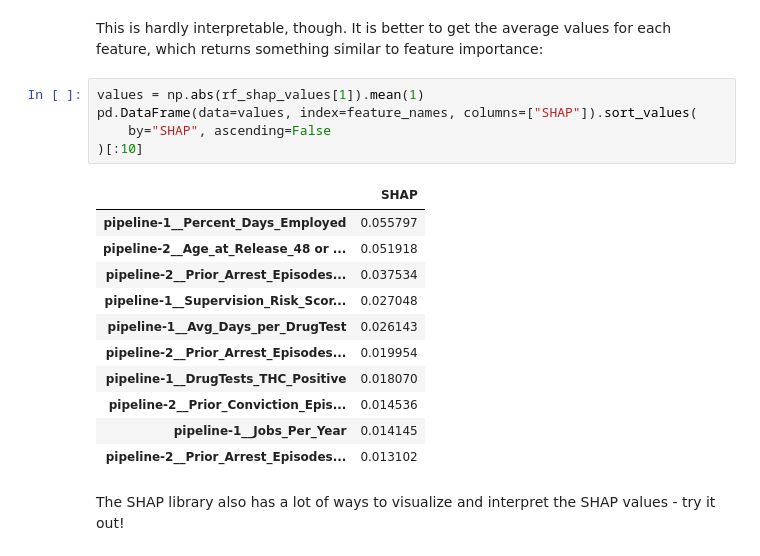
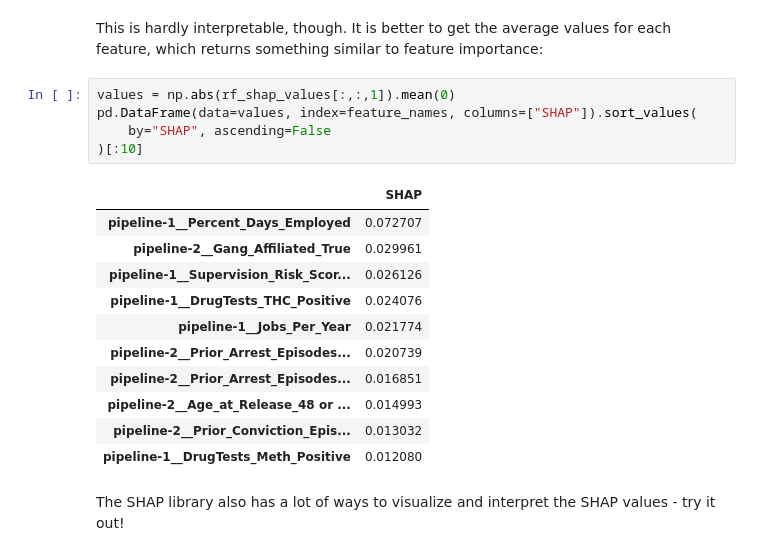
Before and after one commit to wsl0917/DSCI430_module2_assignment, a Jupyter notebook: Module 3 assignment-1.ipynb, the cells around one changed output. Cells and saved outputs as stored; diff of their text form.

```diff
--- a/Module 3 assignment-1.ipynb
+++ b/Module 3 assignment-1.ipynb
@@ -681,22 +681,22 @@ array([[ 5.29609164e-03, -5.29609164e-03],
 # %% [markdown]
 This is hardly interpretable, though. It is better to get the average values for each feature, which returns something similar to feature importance:
 # %%
-values = np.abs(rf_shap_values[1]).mean(1)
+values = np.abs(rf_shap_values[:,:,1]).mean(0)
 pd.DataFrame(data=values, index=feature_names, columns=["SHAP"]).sort_values(
     by="SHAP", ascending=False
 )[:10]
 # %% [output]
 |  | SHAP |
-| pipeline-1__Percent_Days_Employed | 0.055797 |
-| pipeline-2__Age_at_Release_48 or ... | 0.051918 |
-| pipeline-2__Prior_Arrest_Episodes... | 0.037534 |
-| pipeline-1__Supervision_Risk_Scor... | 0.027048 |
-| pipeline-1__Avg_Days_per_DrugTest | 0.026143 |
-| pipeline-2__Prior_Arrest_Episodes... | 0.019954 |
-| pipeline-1__DrugTests_THC_Positive | 0.018070 |
-| pipeline-2__Prior_Conviction_Epis... | 0.014536 |
-| pipeline-1__Jobs_Per_Year | 0.014145 |
-| pipeline-2__Prior_Arrest_Episodes... | 0.013102 |
+| pipeline-1__Percent_Days_Employed | 0.072707 |
+| pipeline-2__Gang_Affiliated_True | 0.029961 |
+| pipeline-1__Supervision_Risk_Scor... | 0.026126 |
+| pipeline-1__DrugTests_THC_Positive | 0.024076 |
+| pipeline-1__Jobs_Per_Year | 0.021774 |
+| pipeline-2__Prior_Arrest_Episodes... | 0.020739 |
+| pipeline-2__Prior_Arrest_Episodes... | 0.016851 |
+| pipeline-2__Age_at_Release_48 or ... | 0.014993 |
+| pipeline-2__Prior_Conviction_Epis... | 0.013032 |
+| pipeline-1__DrugTests_Meth_Positive | 0.012080 |
 # %% [markdown]
 The SHAP library also has a lot of ways to visualize and interpret the SHAP values - try it out!
 # %%
```
Also changed, not shown: parts of 9 cells of this notebook.
